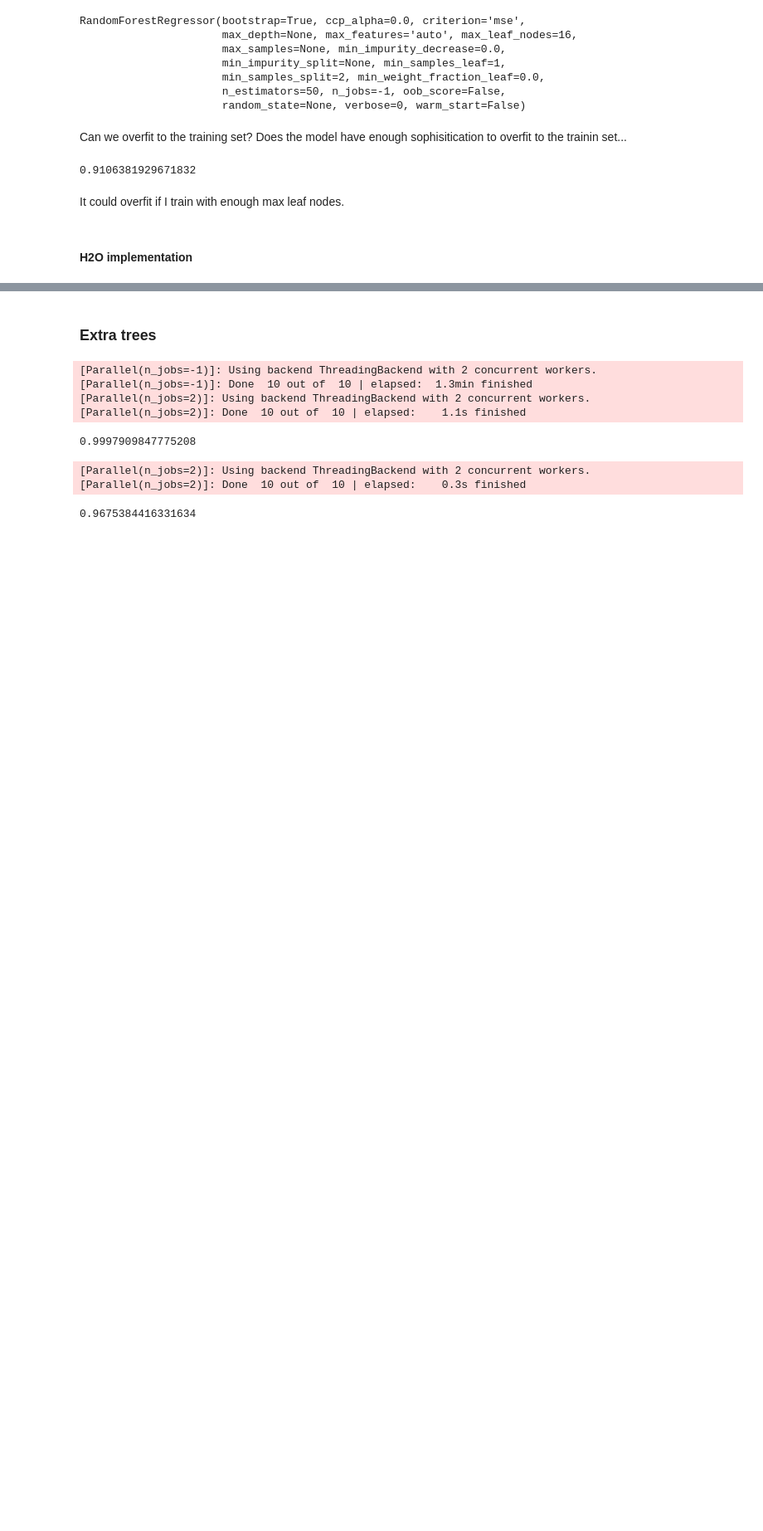
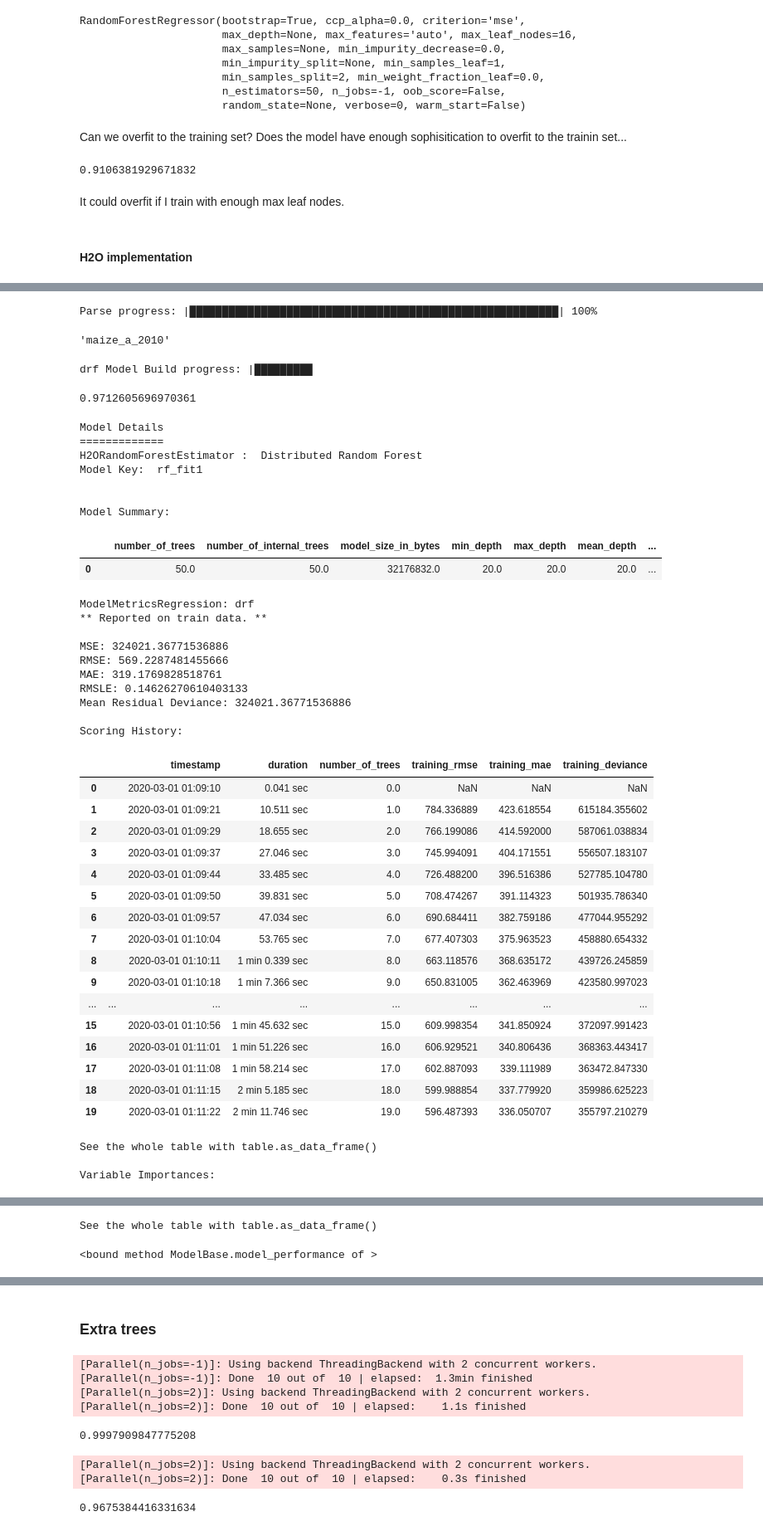
Before and after one commit to kenzaxtazi/agri-risk, a Jupyter notebook: Model_exploration_Raghul.ipynb, the cells around one changed output, grey strips where cells are left out. Shown at 83% size. Saved outputs shown, nothing was run; the diff lists cells and outputs as text; code cells hidden in the pictures; blank space fills up the shorter version.

```diff
--- a/Model_exploration_Raghul.ipynb
+++ b/Model_exploration_Raghul.ipynb
@@ -409,4 +448,65 @@ import h2o
+# %%
+train = pd.DataFrame(train_set_x).join(train_set_y)
+train = h2o.H2OFrame(train)
+# %% [output]
+Parse progress: |█████████████████████████████████████████████████████████| 100%
+# %%
+
+x = train.col_names[:-1]
+y = train.col_names[-1]
+# %%
+y
+# %% [output]
+'maize_a_2010'
 # %%
 from h2o.estimators.random_forest import H2ORandomForestEstimator
-rf_fit1 = H2ORandomForestEstimator(model_id='rf_fit1', seed=1, categorical_encoding='enum')
-rf_fit1.train(x=train_set_x_reduced_2, y=train_set_y, training_frame=train)
+rf_fit1 = H2ORandomForestEstimator(model_id='rf_fit1', seed=1, categorical_encoding='enum', max_depth=200)
+rf_fit1.train(x=x, y=y, training_frame=train)
+# %% [output]
+drf Model Build progress: |█████████
+# %%
+rf_fit1.r2()
+# %% [output]
+0.9712605696970361
+# %%
+rf_fit1.model_performance
+# %% [output]
+Model Details
+=============
+H2ORandomForestEstimator :  Distributed Random Forest
+Model Key:  rf_fit1
+
+
+Model Summary:
+|  |  | number_of_trees | number_of_internal_trees | model_size_in_bytes | min_depth | max_depth | mean_depth | ... |
+| 0 |  | 50.0 | 50.0 | 32176832.0 | 20.0 | 20.0 | 20.0 | ... |
+ModelMetricsRegression: drf
+** Reported on train data. **
+
+MSE: 324021.36771536886
+RMSE: 569.2287481455666
+MAE: 319.1769828518761
+RMSLE: 0.14626270610403133
+Mean Residual Deviance: 324021.36771536886
+
+Scoring History:
+|  |  | timestamp | duration | number_of_trees | training_rmse | training_mae | training_deviance |
+| 0 |  | 2020-03-01 01:09:10 | 0.041 sec | 0.0 | NaN | NaN | NaN |
+| 1 |  | 2020-03-01 01:09:21 | 10.511 sec | 1.0 | 784.336889 | 423.618554 | 615184.355602 |
+| 2 |  | 2020-03-01 01:09:29 | 18.655 sec | 2.0 | 766.199086 | 414.592000 | 587061.038834 |
+| 3 |  | 2020-03-01 01:09:37 | 27.046 sec | 3.0 | 745.994091 | 404.171551 | 556507.183107 |
+| 4 |  | 2020-03-01 01:09:44 | 33.485 sec | 4.0 | 726.488200 | 396.516386 | 527785.104780 |
+| 5 |  | 2020-03-01 01:09:50 | 39.831 sec | 5.0 | 708.474267 | 391.114323 | 501935.786340 |
+| 6 |  | 2020-03-01 01:09:57 | 47.034 sec | 6.0 | 690.684411 | 382.759186 | 477044.955292 |
+| 7 |  | 2020-03-01 01:10:04 | 53.765 sec | 7.0 | 677.407303 | 375.963523 | 458880.654332 |
+| 8 |  | 2020-03-01 01:10:11 | 1 min 0.339 sec | 8.0 | 663.118576 | 368.635172 | 439726.245859 |
+| 9 |  | 2020-03-01 01:10:18 | 1 min 7.366 sec | 9.0 | 650.831005 | 362.463969 | 423580.997023 |
+| ... | ... | ... | ... | ... | ... | ... | ... |
+| 15 |  | 2020-03-01 01:10:56 | 1 min 45.632 sec | 15.0 | 609.998354 | 341.850924 | 372097.991423 |
+| 16 |  | 2020-03-01 01:11:01 | 1 min 51.226 sec | 16.0 | 606.929521 | 340.806436 | 368363.443417 |
+| 17 |  | 2020-03-01 01:11:08 | 1 min 58.214 sec | 17.0 | 602.887093 | 339.111989 | 363472.847330 |
+| 18 |  | 2020-03-01 01:11:15 | 2 min 5.185 sec | 18.0 | 599.988854 | 337.779920 | 359986.625223 |
+| 19 |  | 2020-03-01 01:11:22 | 2 min 11.746 sec | 19.0 | 596.487393 | 336.050707 | 355797.210279 |
+See the whole table with table.as_data_frame()
+
+Variable Importances:
@@ -412,0 +530,2 @@ rf_fit1.train(x=train_set_x_reduced_2, y=train_set_y, training_frame=train)
+See the whole table with table.as_data_frame()
+<bound method ModelBase.model_performance of >
```
Also changed, not shown: parts of 18 cells of this notebook.
